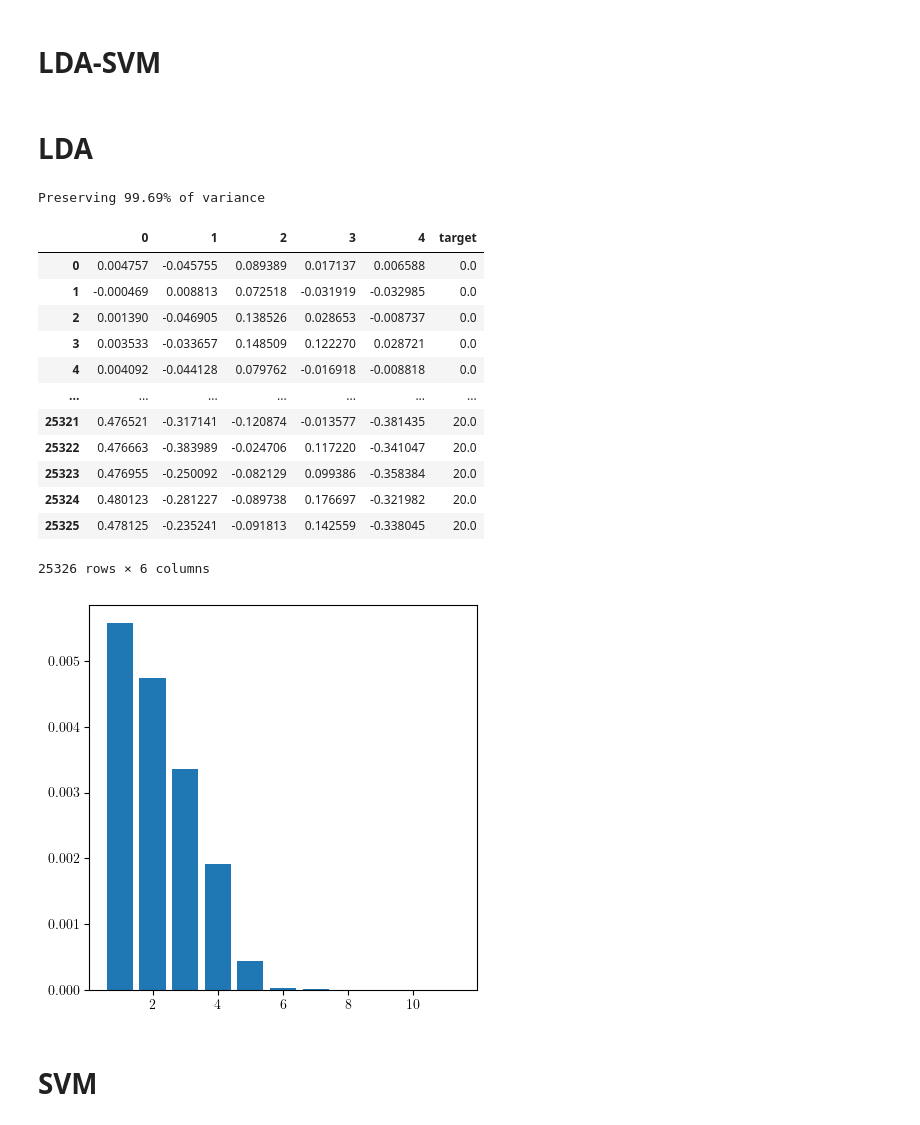
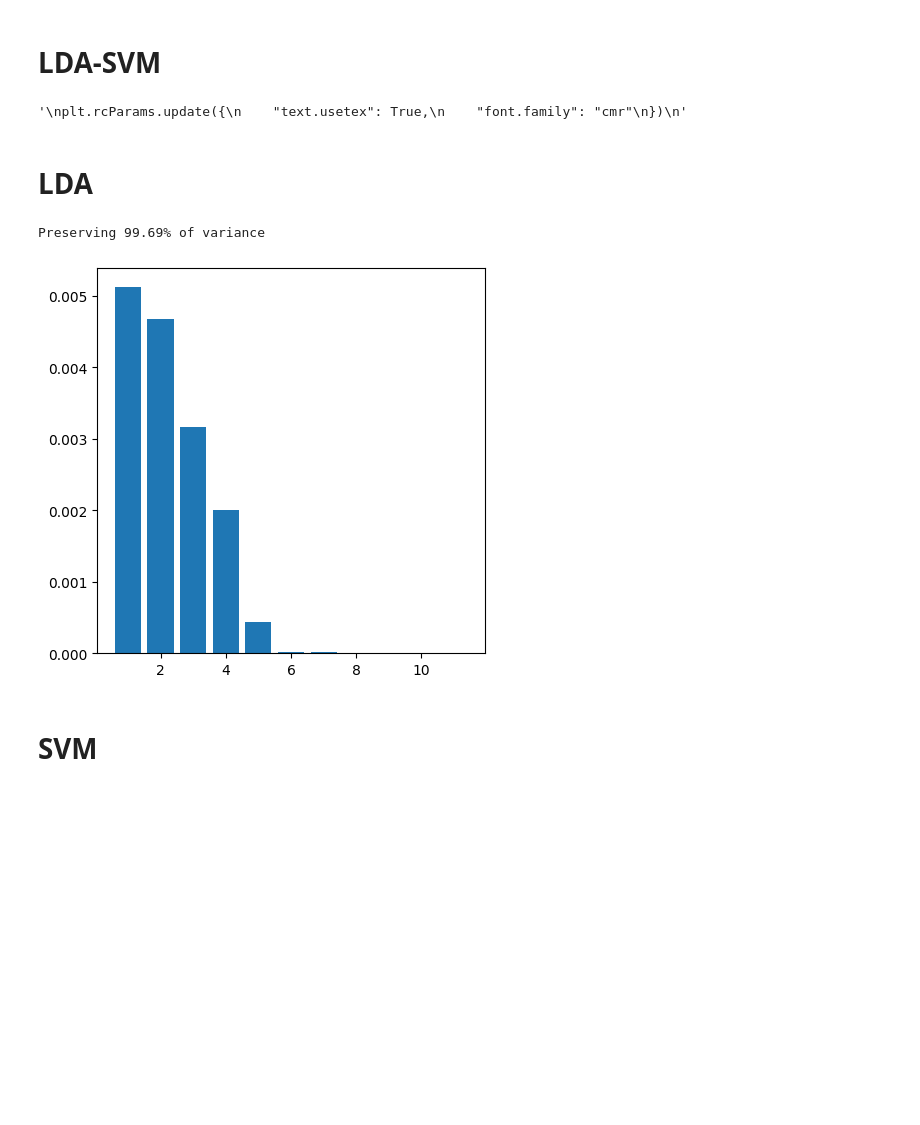
Before and after one commit to peterkrull/p7-ml-refrigeration-fault-detection, a Jupyter notebook: Python/LDA-SVM_v2.ipynb, the cells around one changed output. Saved outputs shown, nothing was run; the diff lists cells and outputs as text; code cells hidden in the pictures; blank space fills up the shorter version.

Commit message:
Update LDA-SVM_v2.ipynb
yeeet a import, and change to soltani data

```diff
--- a/Python/LDA-SVM_v2.ipynb
+++ b/Python/LDA-SVM_v2.ipynb
@@ -5,21 +5,24 @@
 
 import numpy as np
 from scipy import linalg
-from sklearn.discriminant_analysis import LinearDiscriminantAnalysis
 import matplotlib.pyplot as plt
 from confusion_matrix import confusion_matrix
 
 import pandas as pd
-
+"""
 plt.rcParams.update({
     "text.usetex": True,
     "font.family": "cmr"
 })
+"""
+# %% [output]
+'\nplt.rcParams.update({\n    "text.usetex": True,\n    "font.family": "cmr"\n})\n'
 # %%
 # Load training data
-train_data = pd.read_csv("../TrainingData/neodata/fault_all_noise_67.csv")
-test_data = pd.read_csv("../TestData/neodata/fault_all_noise_67.csv")
-vald_data=pd.read_csv("../ValidationData/neodata/fault_all_noise_67.csv")
+#Need to be Soltani data
+train_data = pd.read_csv("../TrainingData/neodata/soltani_all_noise_1200.csv")
+test_data = pd.read_csv("../TestData/neodata/soltani_all_noise_100.csv")
+vald_data=pd.read_csv("../ValidationData/neodata/soltani_all_noise_1200.csv")
 # %%
 #standardization
 import standardization as sd
@@ -33,29 +36,15 @@ tst = standardizer.transform(test_data)
 # %%
 #Doing LDA transformation from 11 dimension to 5, by using a self implemented libary
 from lda import LDA_reducer as reducer
 lda = reducer(trn,5,'target')
 
 
 LDA_trn = lda.transform(trn)                    #The function makes sure the target is not a part of the projection
 LDA_tst = lda.transform(tst)
 LDA_vald = lda.transform(vald)
-LDA
 # %% [output]
 Preserving 99.69% of variance
-|  | 0 | 1 | 2 | 3 | 4 | target |
-| 0 | 0.004757 | -0.045755 | 0.089389 | 0.017137 | 0.006588 | 0.0 |
-| 1 | -0.000469 | 0.008813 | 0.072518 | -0.031919 | -0.032985 | 0.0 |
-| 2 | 0.001390 | -0.046905 | 0.138526 | 0.028653 | -0.008737 | 0.0 |
-| 3 | 0.003533 | -0.033657 | 0.148509 | 0.122270 | 0.028721 | 0.0 |
-| 4 | 0.004092 | -0.044128 | 0.079762 | -0.016918 | -0.008818 | 0.0 |
-| ... | ... | ... | ... | ... | ... | ... |
-| 25321 | 0.476521 | -0.317141 | -0.120874 | -0.013577 | -0.381435 | 20.0 |
-| 25322 | 0.476663 | -0.383989 | -0.024706 | 0.117220 | -0.341047 | 20.0 |
-| 25323 | 0.476955 | -0.250092 | -0.082129 | 0.099386 | -0.358384 | 20.0 |
-| 25324 | 0.480123 | -0.281227 | -0.089738 | 0.176697 | -0.321982 | 20.0 |
-| 25325 | 0.478125 | -0.235241 | -0.091813 | 0.142559 | -0.338045 | 20.0 |
-25326 rows × 6 columns
-[figure, old version]
+[figure, new version]
 # %%
 #Saves the eigenvalue plot
 #plt.bar([x for x in range(1,11+1)],np.real(lda.eig_val[0:11]))
```
Also changed, not shown: parts of 2 cells of this notebook.
